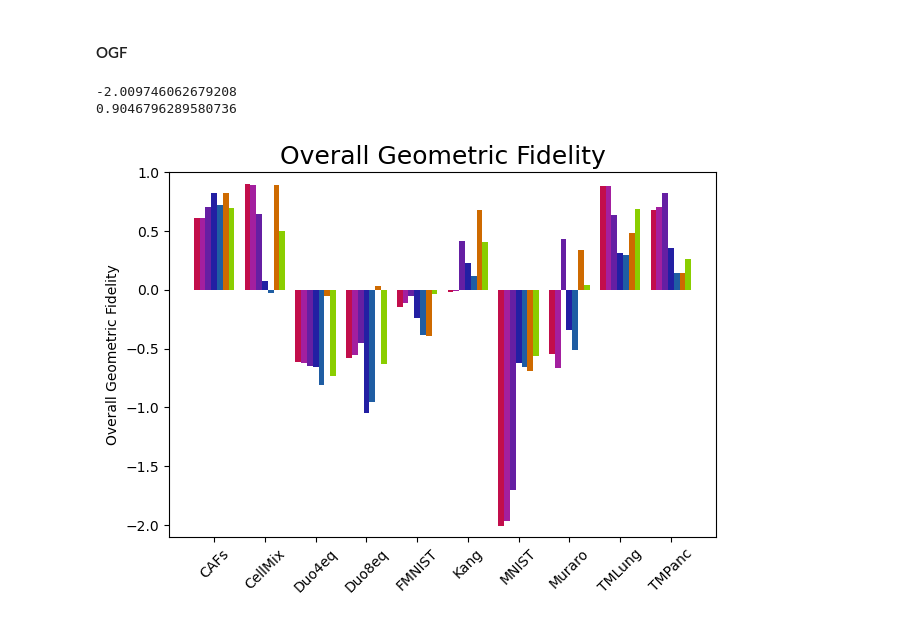
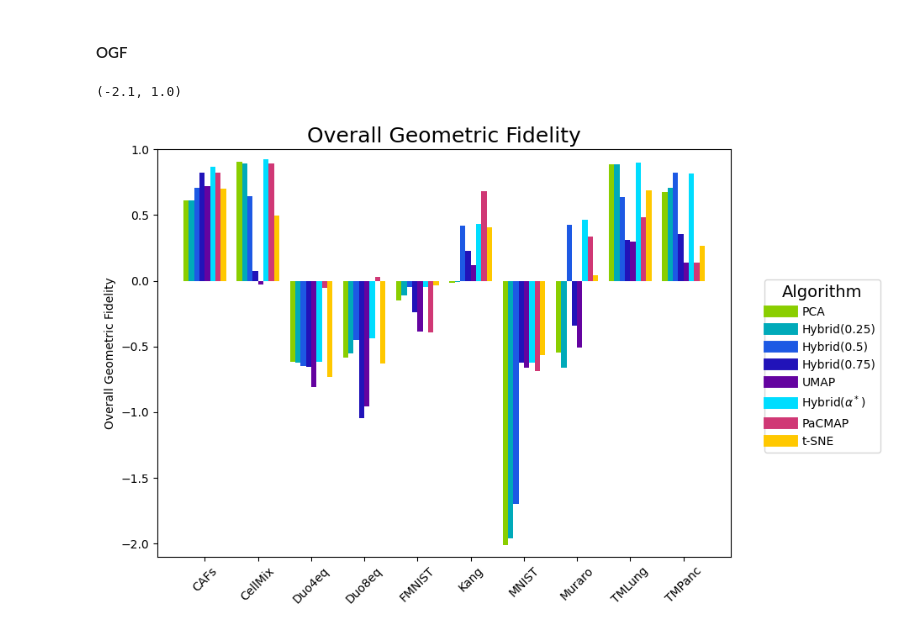
Before and after one commit to corinne-ort/drpaper25, a Jupyter notebook: sick_plots.ipynb, the cells around one changed output. Drawn from its saved outputs; the diff is of its cells as text; code cells hidden in the pictures.

Commit message:
updating bar graphs to include alpha*

```diff
--- a/sick_plots.ipynb
+++ b/sick_plots.ipynb
@@ -65,6 +65,7 @@ KeyboardInterrupt:
 muraro_df.to_csv(f"{cwd}/muraro_df.csv", index=False)
 # %%
 muraro_df = pd.read_csv(f"{cwd}/muraro_df_with_ogf.csv")
+alpha_list = np.linspace(0,1,101)
 # %%
 # create plot
 #metrics = ['rt', 'knn', 'ogf'] # Corinne 9-19 -- remove CT metric, graph OGF
@@ -196,41 +197,83 @@ for metric in metrics:
 [figure]
 # %% [markdown]
 #### OGF ####
-# %%
-print(np.min(ogf_df['ogf']))
-print(np.max(ogf_df['ogf']))
-# %% [output]
--2.009746062679208
-0.9046796289580736
+# %%
+ogf_df = pd.read_csv(f"{cwd}/all_algs_10-1_df.csv")
+# sort by algorithm and dataset
+alg_order = ['pca','$\\alpha = $0.25','$\\alpha = $0.5','$\\alpha = $0.75','umap','$\\alpha = \\alpha^*$','pacmap','tsne']
+
+metrics_df['algorithm'] = pd.Categorical(metrics_df['algorithm'], categories=alg_order, ordered=True)
+ogf_df['algorithm'] = pd.Categorical(ogf_df['algorithm'], categories=alg_order, ordered=True)
+
+metrics_df = metrics_df.sort_values(by=['dataset','algorithm'])
+ogf_df = ogf_df.sort_values(by=['dataset','algorithm'])
+
+# titles and colors for plot
+#color_map = {'pca': '#FF4DD5','$\\alpha = $0.25': '#E01AB5','$\\alpha = $0.5': '#9F0BC9' ,'$\\alpha = $0.75': '#5B00B6','umap': '#0000A5', 'pacmap': '#CE6A00', 'tsne': '#8ACE00', '$\\alpha = \\alpha^*$': '#0FEBFF'}
+color_map = {'pca': '#8ACE00','$\\alpha = $0.25': '#00AAB9','$\\alpha = $0.5': '#1D59E4' ,'$\\alpha = $0.75': '#2113B9','umap': '#6403A0', 'pacmap': '#D03875', 'tsne': '#FFC800', '$\\alpha = \\alpha^*$': '#00DDFF'}
+colors = [color_map[alg] for alg in metrics_df['algorithm']]
+alg_titles = {'pca': 'PCA','$\\alpha = $0.25': 'Hybrid(0.25)','$\\alpha = $0.5': 'Hybrid(0.5)' ,'$\\alpha = $0.75': 'Hybrid(0.75)','umap': 'UMAP', 'pacmap': 'PaCMAP', 'tsne': 't-SNE', '$\\alpha = \\alpha^*$':'Hybrid($\\alpha^*$)'}
 # %%
 datasets = ogf_df['dataset'].unique()
 algs = ogf_df['algorithm'].unique()
 
 
 bar_width = 0.8 / len(algs)
 
 # Create a new figure
-fig, ax = plt.subplots()
+fig, ax = plt.subplots(figsize=(8,6))
+
+
+#  Create the figure
+#plt.figure(figsize=(3,3))
+#plt.legend(legend_elems, [alg_titles[alg] for alg in alg_order], loc="center", title="Algorithm", title_fontsize=20, borderpad=1., labelspacing=0.5)
+#plt.axis('off')
+#plt.tight_layout()
+#plt.savefig('legend', transparent=True)
 
 # loop through algs
 for i, alg in enumerate(algs):
     alg_data = ogf_df[ogf_df['algorithm'] == alg]
 
     # Position the bars on the x-axis
     x_positions = np.arange(len(datasets)) + i * bar_width - (len(algs) - 1) * bar_width / 2
 
     # plot bars
     ax.bar(x_positions, alg_data['ogf'].values, width=bar_width, color=color_map[alg])
 
-plt.title('Overall Geometric Fidelity',fontsize=18)
-plt.ylabel('Overall Geometric Fidelity')
+ax.set_title('Overall Geometric Fidelity',fontsize=18)
+ax.set_ylabel('Overall Geometric Fidelity')
 
 # Set x-ticks to correspond to dataset names
 ax.set_xticks(np.arange(len(datasets)))
 ax.set_xticklabels(datasets, rotation=45)
 
+# 10-1
+# Create custom legend elements
+lw = 10
+legend_elems = [Line2D([0], [0], color=color_map[alg], lw=lw) for alg in alg_order]
+legend_labels = [alg_titles[alg] for alg in alg_order]
+
+# Add legend to the right of the figure (not the axes!)
+fig.legend(
+    legend_elems,
+    legend_labels,
+    title="Algorithm",
+    title_fontsize=14,
+    loc='center left',
+    bbox_to_anchor=(1.0, 0.5),  # (x, y) relative to figure
+    borderaxespad=0.
+)
+
+# Adjust layout so legend fits in the figure
+plt.tight_layout()
+plt.subplots_adjust(right=0.95)  # Reserve space on the right
+#10-1
+
 plt.ylim(-2.1,1)
-plt.tight_layout()
-plt.show()
+#plt.tight_layout()
+
+#plt.show()
 # %% [output]
+(-2.1, 1.0)
-[figure, old version]
+[figure, new version]
```
Also changed, not shown: parts of 1 cell of this notebook, 3 other files.
